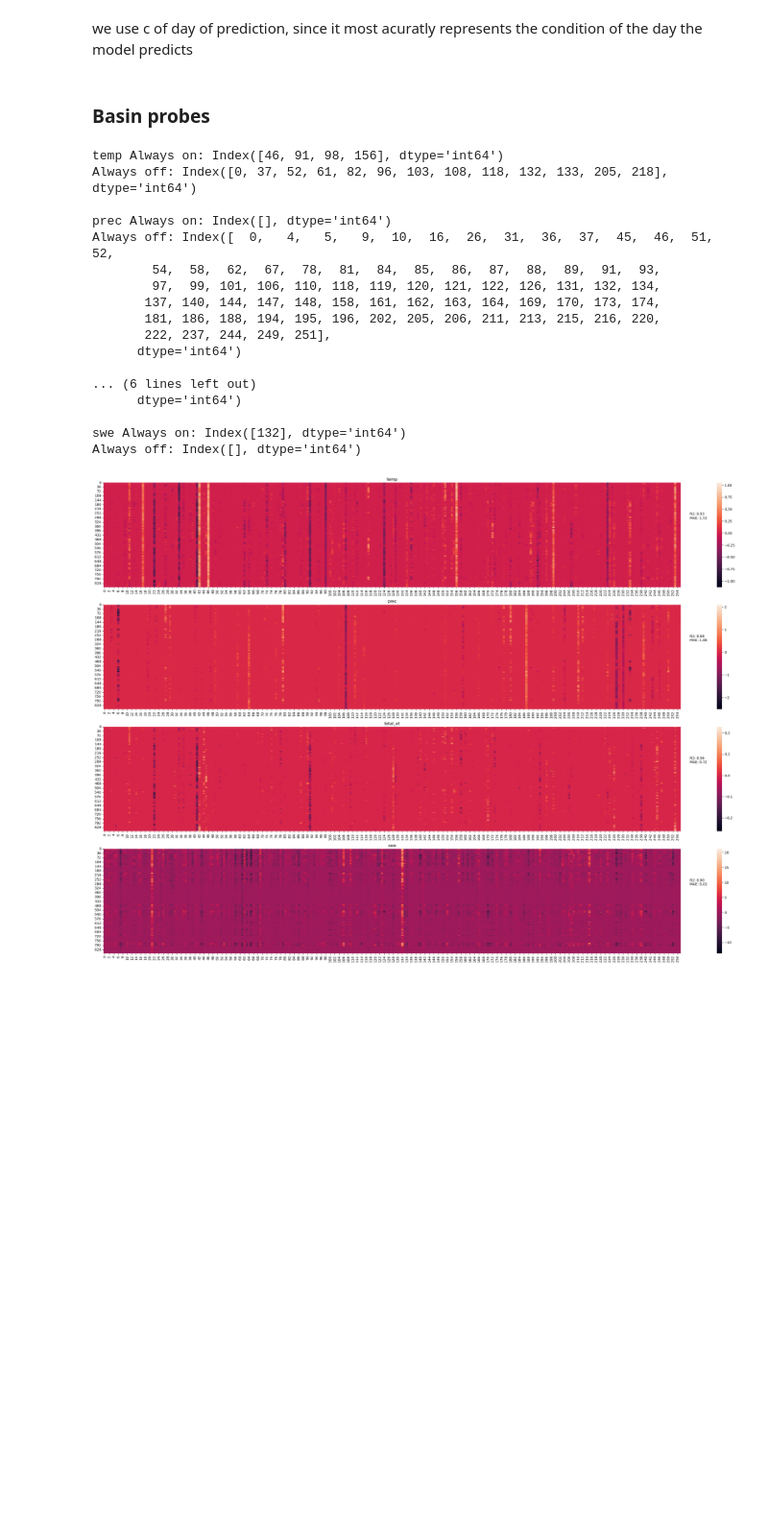
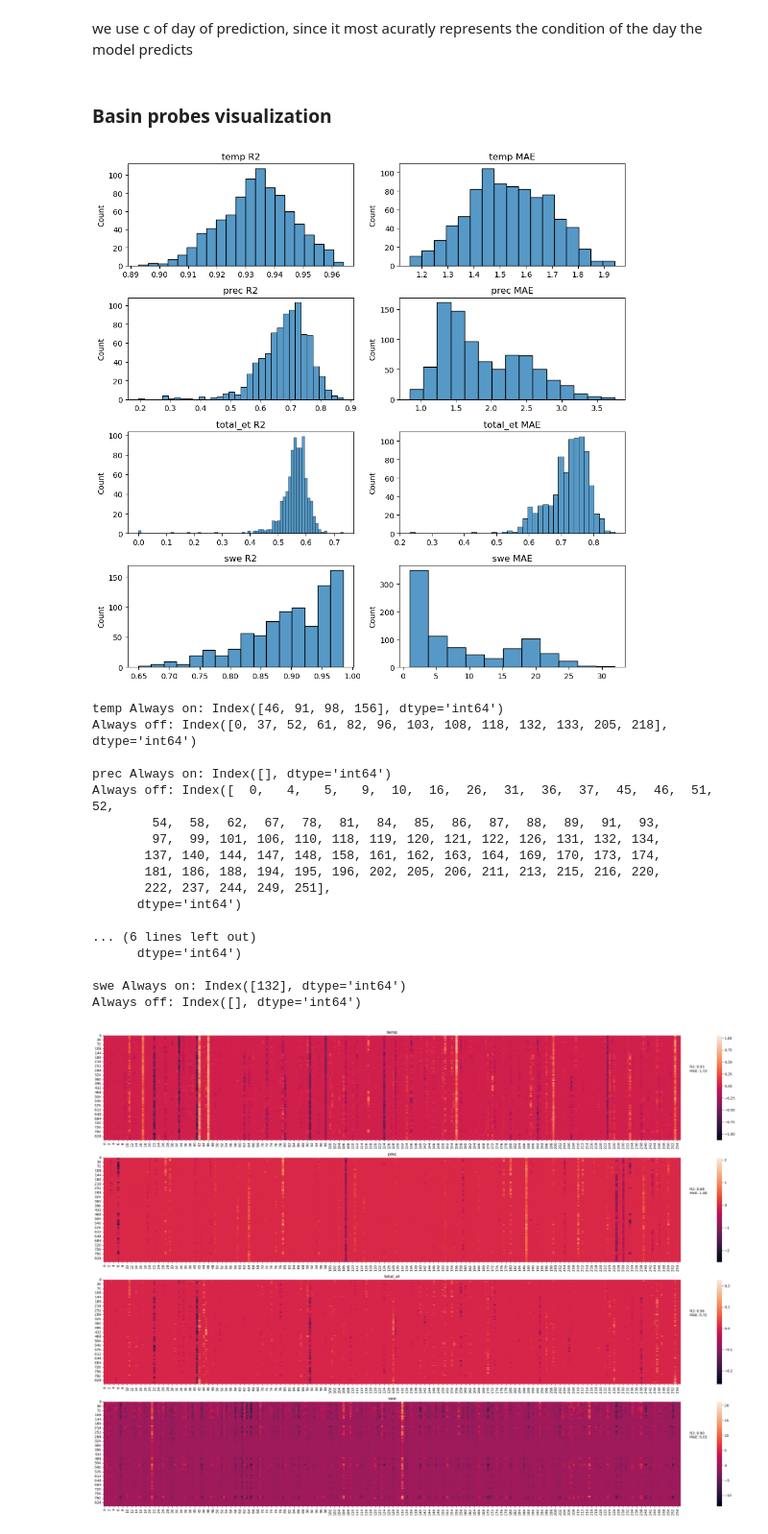
Before and after one commit to tripleUU-U/lamah-ce_lstm, a Jupyter notebook: analysis/probing.ipynb, the cells around one changed output. Shown at 96% size. Saved outputs shown, nothing was run; the diff lists cells and outputs as text; code cells hidden in the pictures; blank space fills up the shorter version.

```diff
--- a/analysis/probing.ipynb
+++ b/analysis/probing.ipynb
@@ -46,7 +47,7 @@ ts_path = Path("/home/wuhlmann/BA/data/raw_data/2_LamaH-CE_daily/B_basins_interm
 path = Path("/home/wuhlmann/BA/data/raw_data/2_LamaH-CE_daily/B_basins_intermediate_all/2_timeseries/daily")
 model_coef = []
 
-for basin_id in [115, 834]:
+for basin_id in []:
 
 	ts = pd.read_table(ts_path / f"ID_{basin_id}.csv", header=0, sep=";")
 
@@ -118,4 +104,4 @@ R2 of 0.90 | MAE of 2.0018861085387902
 # %% [markdown]
 we use c of day of prediction, since it most acuratly represents the condition of the day the model predicts
 # %% [markdown]
-### Basin probes
+### Basin probes visualization
@@ -131,6 +119,32 @@ with open("/home/wuhlmann/BA/data/processed_data/probing/full_q_512_3011_185525_
 
 with open("/home/wuhlmann/BA/data/processed_data/probing/full_q_512_3011_185525_cell_states_swe_basin_probe.p", "rb") as f:
 	swe_basin_probe_results = pickle.load(f)
+
+with open("/home/wuhlmann/BA/data/processed_data/probing/full_q_512_3011_185525_cell_states_volsw_123_basin_probe.p", "rb") as f:
+	volsw_123_probe_results = pickle.load(f)
+# %%
+fig, axs = plt.subplots(4,2, figsize=(10,10))
+axs = axs.ravel()
+
+for i, probe, name in zip(
+	list(range(0,8,2)),
+	[temp_basin_probe_results, prec_basin_probe_results, total_et_basin_probe_results, swe_basin_probe_results],
+	["temp", "prec", "total_et", "swe"]
+	):
+
+	basin_keys = list(probe.keys())[1:]
+
+	basins_r2 = [probe[b]["R2"] for b in basin_keys]
+	basins_mae = [probe[b]["MAE"] for b in basin_keys]
+
+	sns.histplot(basins_r2, ax=axs[i])
+	axs[i].set_title(f"{name} R2")
+	sns.histplot(basins_mae, ax=axs[i+1])
+	axs[i+1].set_title(f"{name} MAE")
+
+plt.tight_layout()
+# %% [output]
+[figure, added]
 # %%
 fig, axs = plt.subplots(4,1, figsize=(30,20))
 
```
Also changed, not shown: parts of 21 cells of this notebook, 6 other files.
